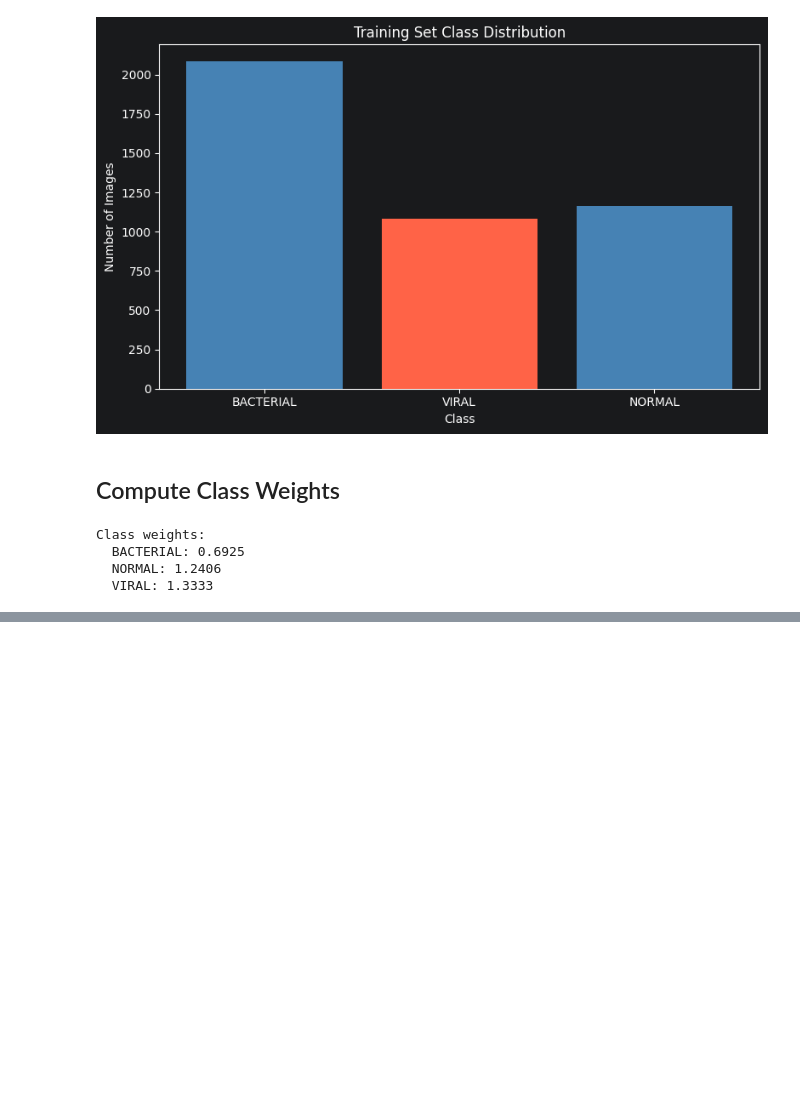
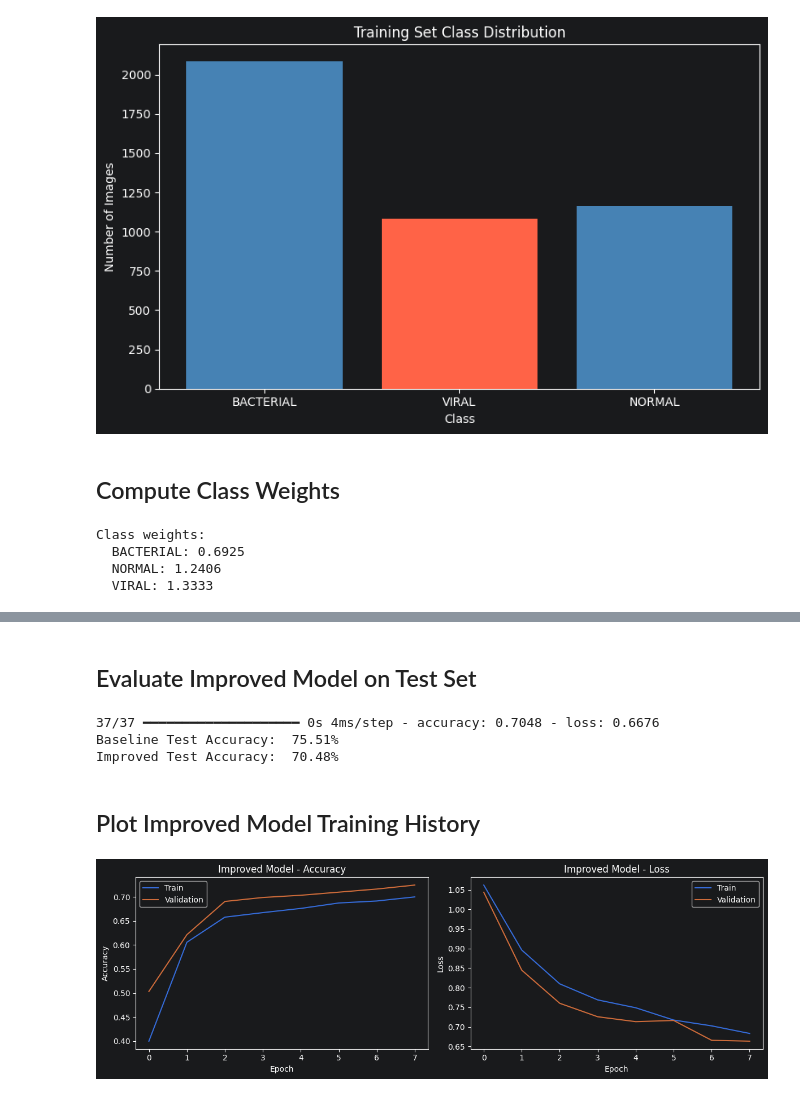
Before and after one commit to IsraelAdeniran/CV-Assignment2, a Jupyter notebook: pneumonia_classification.ipynb, the cells around one changed output, grey strips where cells are left out. Drawn from its saved outputs; the diff is of its cells as text; code cells hidden in the pictures; blank space fills up the shorter version.

```diff
--- a/pneumonia_classification.ipynb
+++ b/pneumonia_classification.ipynb
@@ -284,0 +385,38 @@ Class weights:
+# %% [markdown]
+## Evaluate Improved Model on Test Set
+# %%
+# Evaluate the improved model on the test set
+score_v2 = model_v2.evaluate(test_ds)
+print(f'Baseline Test Accuracy:  75.51%')
+print(f'Improved Test Accuracy:  {score_v2[1]*100:.2f}%')
+# %% [output]
+37/37 ━━━━━━━━━━━━━━━━━━━━ 0s 4ms/step - accuracy: 0.7048 - loss: 0.6676
+Baseline Test Accuracy:  75.51%
+Improved Test Accuracy:  70.48%
+# %% [markdown]
+## Plot Improved Model Training History
+# %%
+# Plot training and validation accuracy and loss for improved model
+plt.figure(figsize=(12, 4))
+
+plt.subplot(1, 2, 1)
+plt.plot(history_v2.history['accuracy'], label='Train')
+plt.plot(history_v2.history['val_accuracy'], label='Validation')
+plt.title('Improved Model - Accuracy')
+plt.xlabel('Epoch')
+plt.ylabel('Accuracy')
+plt.legend()
+
+plt.subplot(1, 2, 2)
+plt.plot(history_v2.history['loss'], label='Train')
+plt.plot(history_v2.history['val_loss'], label='Validation')
+plt.title('Improved Model - Loss')
+plt.xlabel('Epoch')
+plt.ylabel('Loss')
+plt.legend()
+
+plt.tight_layout()
+plt.savefig('results/plots/step3_improved_model.png')
+plt.show()
+# %% [output]
+[figure, added]
```
Also changed, not shown: parts of 4 cells of this notebook, 2 other files.
